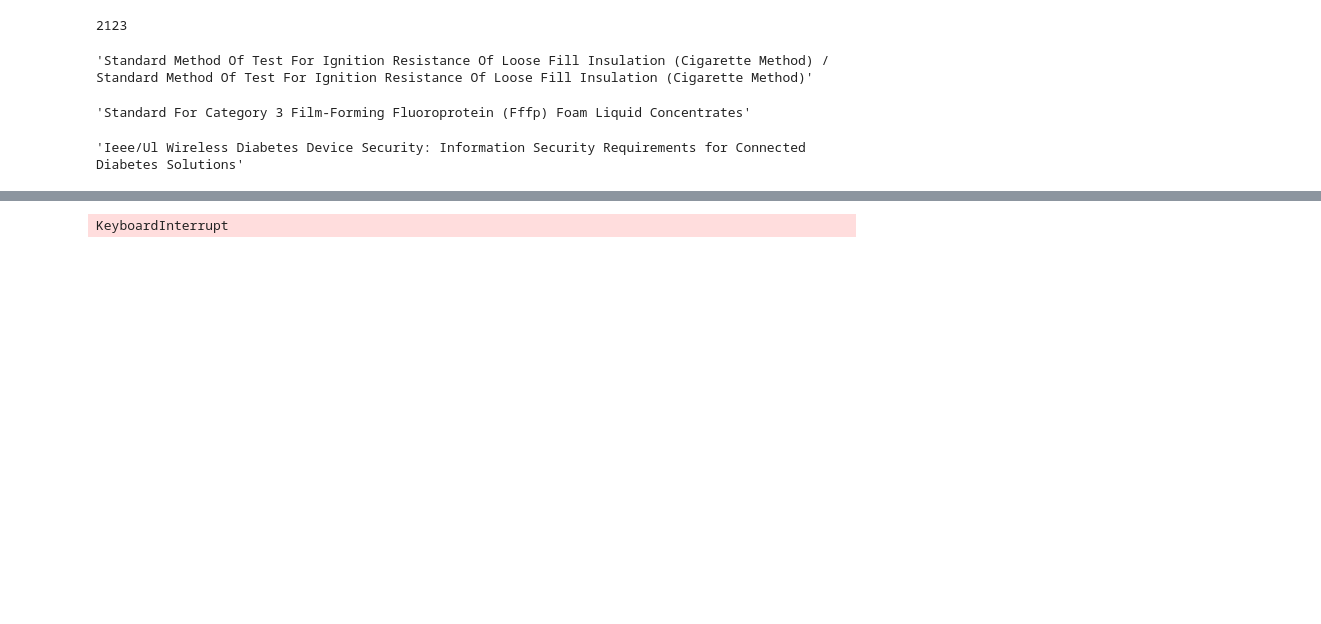
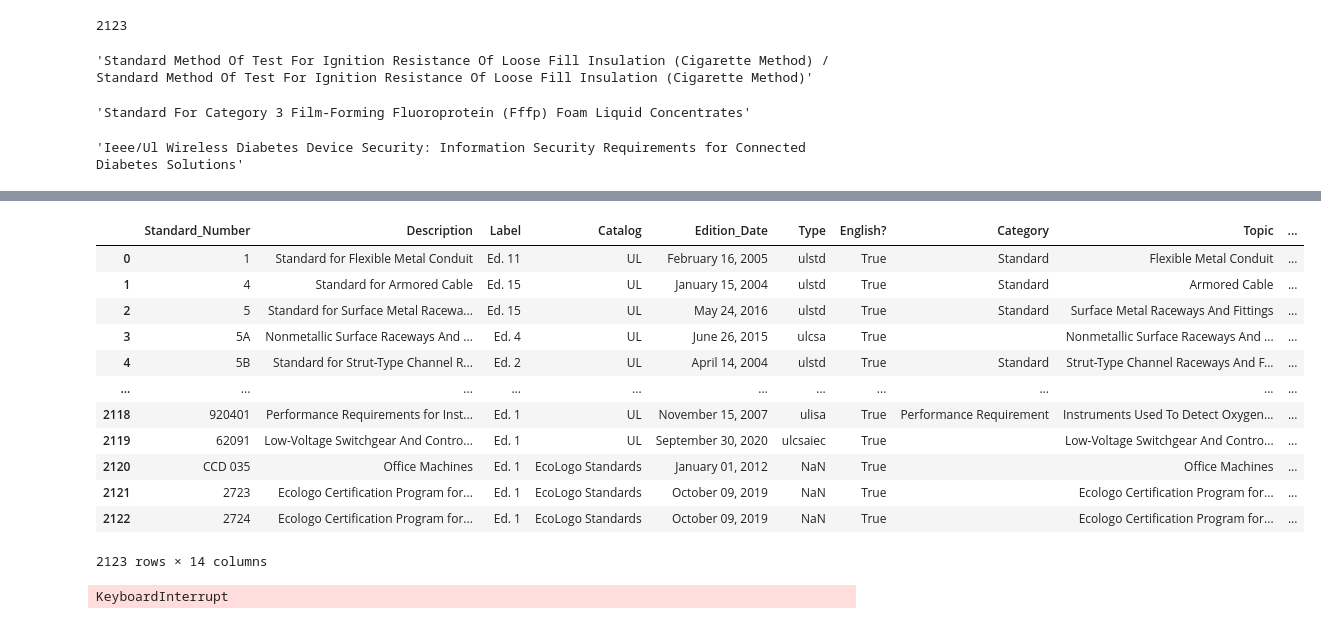
Before and after one commit to kwoolaid725/UL-Standards-Classify, a Jupyter notebook: Top2Vec.ipynb, the cells around one changed output, grey strips where cells are left out. Cells and saved outputs as stored; diff of their text form; code cells hidden in the pictures; blank space fills up the shorter version.

```diff
--- a/Top2Vec.ipynb
+++ b/Top2Vec.ipynb
@@ -132 +132,74 @@ Name: Category, Length: 2123, dtype: object
+# %%
+#YAKE
+import yake
+
+
+language = "en"
+max_ngram_size = 5
+deduplication_threshold = 0.9
+deduplication_algo = 'seqm'
+windowSize = 1
+numOfKeywords = 5
+
+custom_kw_extractor = yake.KeywordExtractor(lan=language, n=max_ngram_size, dedupLim=deduplication_threshold, dedupFunc=deduplication_algo, windowsSize=windowSize, top=numOfKeywords, features=None)
+# keywords = custom_kw_extractor.extract_keywords(df['Topic'][0])
+# keyword1 = keywords[0][0]
+# keyword2 = keywords[1][0]
+# keyword3 = keywords[2][0]
+# keyword4 = keywords[3][0]
+# keyword5 = keywords[4][0]
+
+for idx, row in df.iterrows():
+    keywords = custom_kw_extractor.extract_keywords(row['Topic'])
+    if len(keywords) < 2:
+        df.at[idx, 'Keyword1'] = keywords[0][0]
+    elif len(keywords) < 3:
+        df.at[idx, 'Keyword1'] = keywords[0][0]
+        df.at[idx, 'Keyword2'] = keywords[1][0]
+    elif len(keywords) < 4:
+        df.at[idx, 'Keyword1'] = keywords[0][0]
+        df.at[idx, 'Keyword2'] = keywords[1][0]
+        df.at[idx, 'Keyword3'] = keywords[2][0]
+    elif len(keywords) < 5:
+        df.at[idx, 'Keyword1'] = keywords[0][0]
+        df.at[idx, 'Keyword2'] = keywords[1][0]
+        df.at[idx, 'Keyword3'] = keywords[2][0]
+        df.at[idx, 'Keyword4'] = keywords[3][0]
+    else:
+        df.at[idx, 'Keyword1'] = keywords[0][0]
+        df.at[idx, 'Keyword2'] = keywords[1][0]
+        df.at[idx, 'Keyword3'] = keywords[2][0]
+        df.at[idx, 'Keyword4'] = keywords[3][0]
+        df.at[idx, 'Keyword5'] = keywords[4][0]
+
+df
+
+
+    # if len(keywords) < 2:
+    #     keyword1 = keywords[0][0]
+    # else:
+    #     keyword1 = ''
+    #
+    #
+    # df.at[idx, 'Keyword1'] = keyword1
+    # df.at[idx, 'Keyword2'] = keyword2
+    # df.at[idx, 'Keyword3'] = keyword3
+    # df.at[idx, 'Keyword4'] = keyword4
+    # df.at[idx, 'Keyword5'] = keyword5
+
+# keywords to separate columns
+# %% [output]
+|  | Standard_Number | Description | Label | Catalog | Edition_Date | Type | English? | Category | Topic | ... |
+| 0 | 1 | Standard for Flexible Metal Conduit | Ed. 11 | UL | February 16, 2005 | ulstd | True | Standard | Flexible Metal Conduit | ... |
+| 1 | 4 | Standard for Armored Cable | Ed. 15 | UL | January 15, 2004 | ulstd | True | Standard | Armored Cable | ... |
+| 2 | 5 | Standard for Surface Metal Racewa... | Ed. 15 | UL | May 24, 2016 | ulstd | True | Standard | Surface Metal Raceways And Fittings | ... |
+| 3 | 5A | Nonmetallic Surface Raceways And ... | Ed. 4 | UL | June 26, 2015 | ulcsa | True |  | Nonmetallic Surface Raceways And ... | ... |
+| 4 | 5B | Standard for Strut-Type Channel R... | Ed. 2 | UL | April 14, 2004 | ulstd | True | Standard | Strut-Type Channel Raceways And F... | ... |
+| ... | ... | ... | ... | ... | ... | ... | ... | ... | ... | ... |
+| 2118 | 920401 | Performance Requirements for Inst... | Ed. 1 | UL | November 15, 2007 | ulisa | True | Performance Requirement | Instruments Used To Detect Oxygen... | ... |
+| 2119 | 62091 | Low-Voltage Switchgear And Contro... | Ed. 1 | UL | September 30, 2020 | ulcsaiec | True |  | Low-Voltage Switchgear And Contro... | ... |
+| 2120 | CCD 035 | Office Machines | Ed. 1 | EcoLogo Standards | January 01, 2012 | NaN | True |  | Office Machines | ... |
+| 2121 | 2723 | Ecologo Certification Program for... | Ed. 1 | EcoLogo Standards | October 09, 2019 | NaN | True |  | Ecologo Certification Program for... | ... |
+| 2122 | 2724 | Ecologo Certification Program for... | Ed. 1 | EcoLogo Standards | October 09, 2019 | NaN | True |  | Ecologo Certification Program for... | ... |
+2123 rows × 14 columns
 # %%
```
Also changed, not shown: parts of 4 cells of this notebook, 1 other file.
